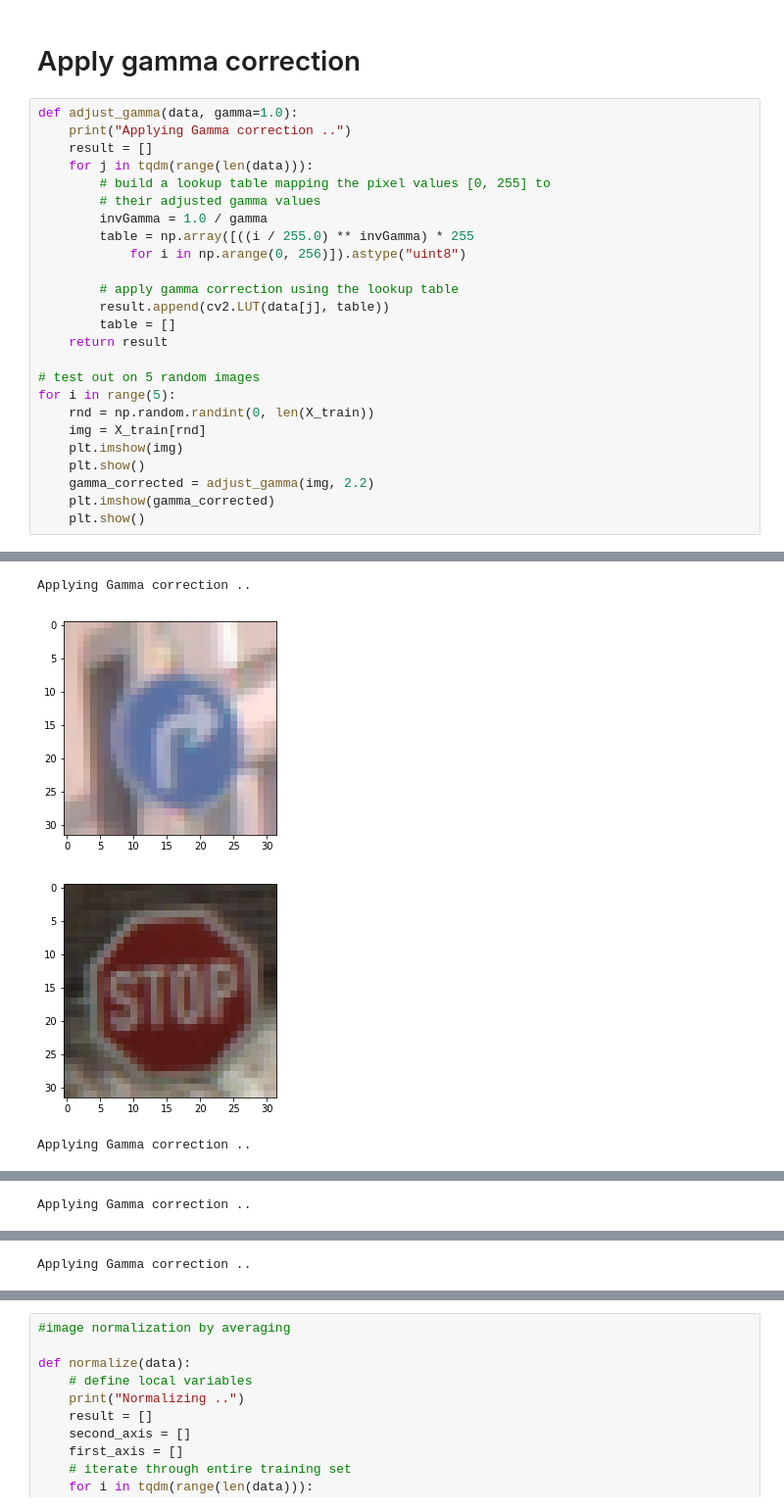
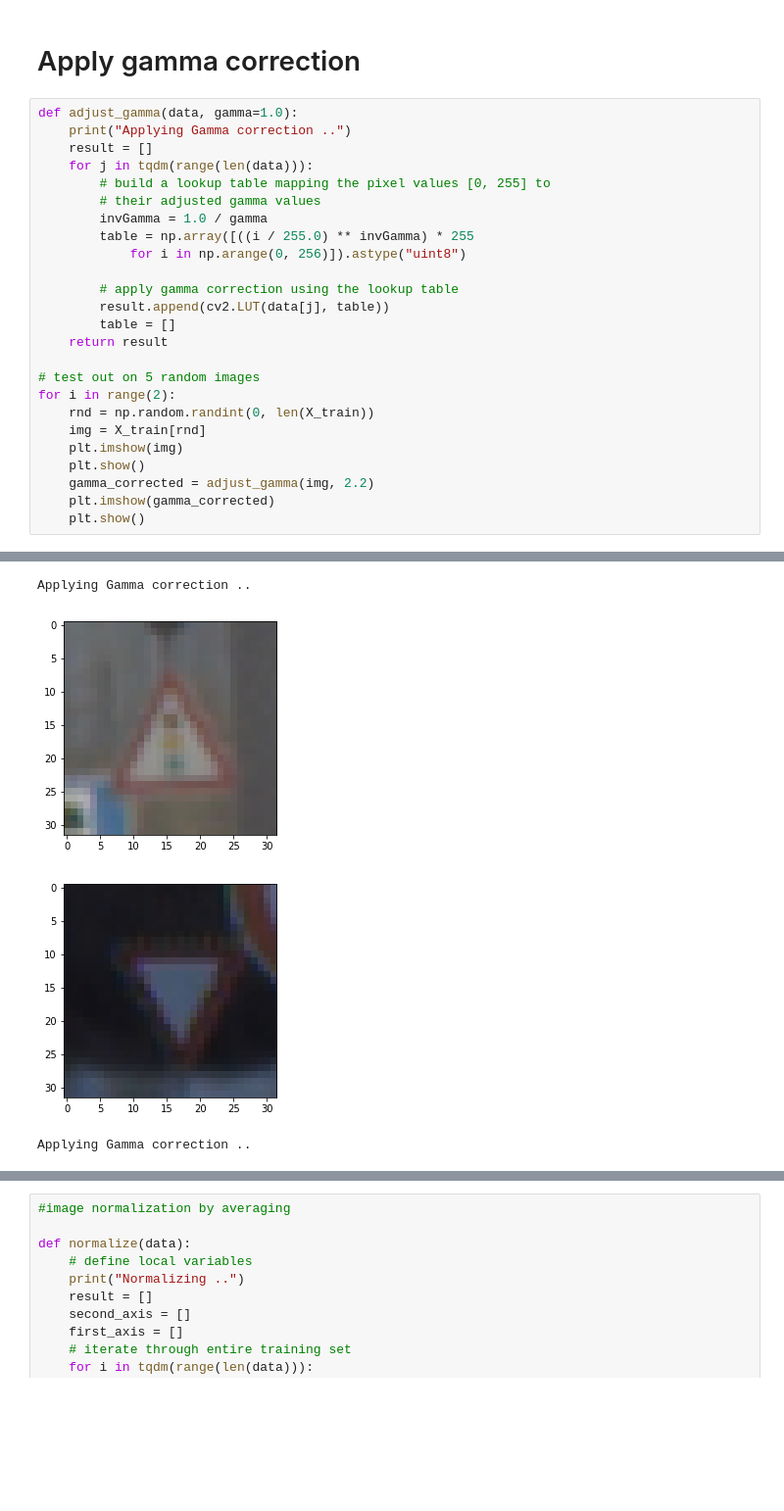
Before and after one commit to TPrabhat/Traffic-Sign-Classifier, a Jupyter notebook: Traffic_Sign_Classifier.ipynb, the cells around one changed output, grey strips where cells are left out. Shown at 98% size. Cells and saved outputs as stored; diff of their text form; blank space fills up the shorter version.

```diff
--- a/Traffic_Sign_Classifier.ipynb
+++ b/Traffic_Sign_Classifier.ipynb
@@ -207,7 +207,7 @@ def adjust_gamma(data, gamma=1.0):
     return result
 
 # test out on 5 random images
-for i in range(5):
+for i in range(2):
     rnd = np.random.randint(0, len(X_train))
     img = X_train[rnd]
     plt.imshow(img)
@@ -220,4 +220,4 @@ for i in range(5):
 Applying Gamma correction ..
-[figure, old version]
+[figure, new version]
-[figure, old version]
+[figure, new version]
 Applying Gamma correction ..
@@ -226 +224,0 @@ Applying Gamma correction ..
-Applying Gamma correction ..
@@ -229 +224,0 @@ Applying Gamma correction ..
-Applying Gamma correction ..
```
Also changed, not shown: parts of 6 cells of this notebook.
